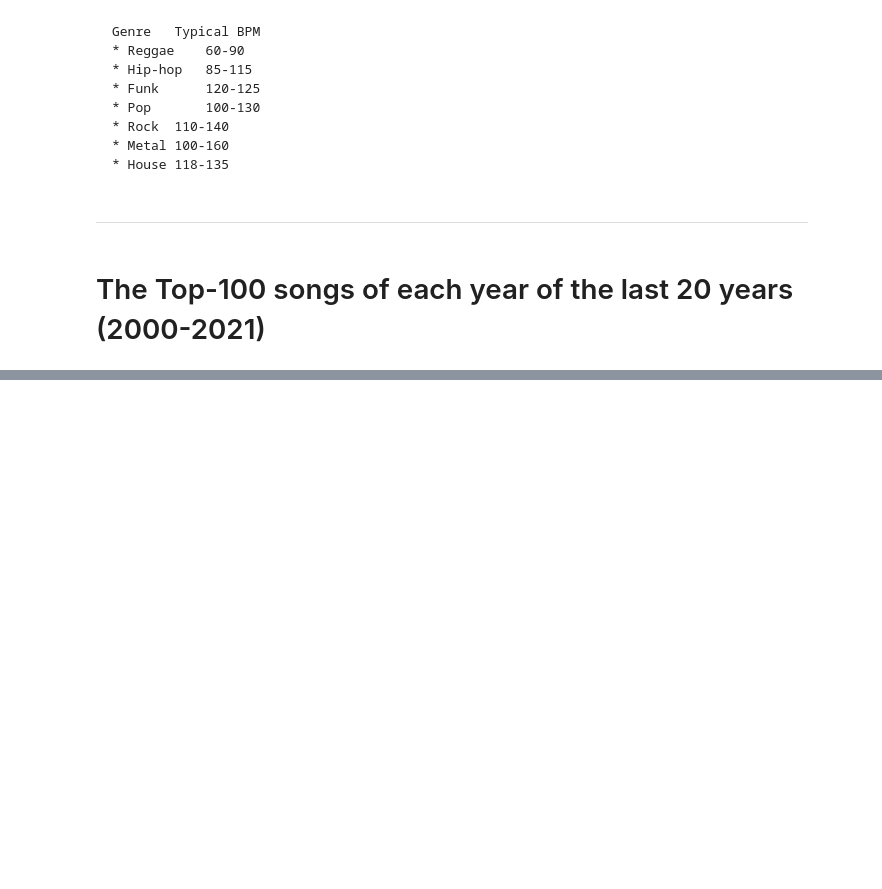
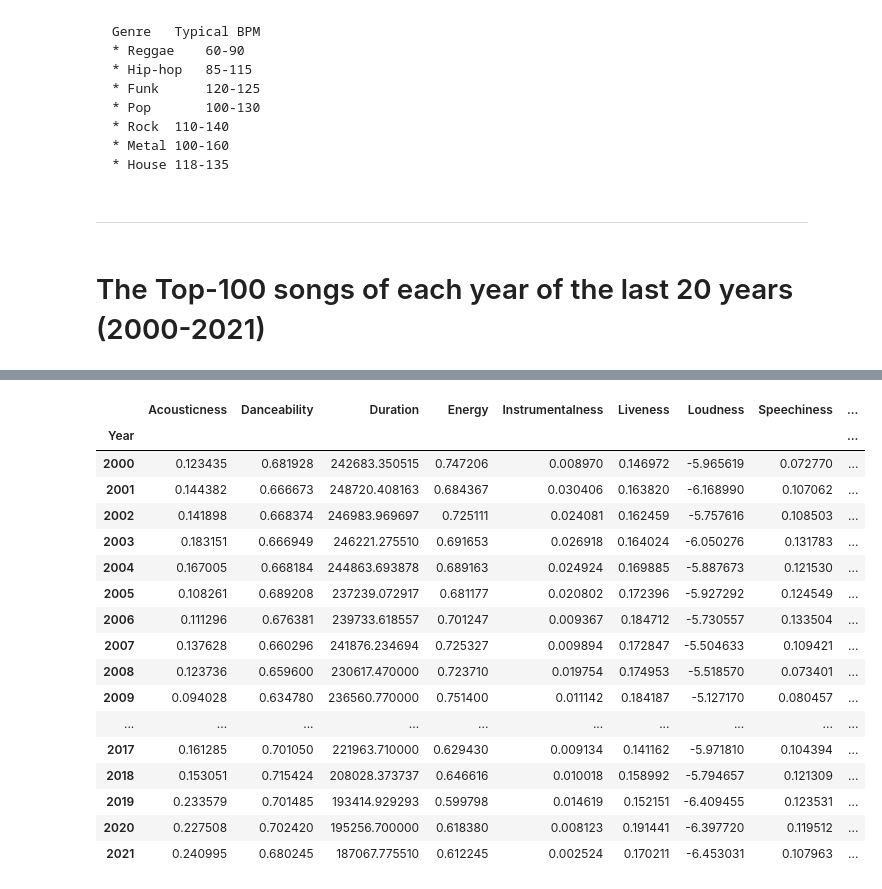
Before and after one commit to dianaagustinaf/spotidata-project, a Jupyter notebook: SpotiData_Analysis.ipynb, the cells around one changed output, grey strips where cells are left out. Cells and saved outputs as stored; diff of their text form; code cells hidden in the pictures; blank space fills up the shorter version.

```diff
--- a/SpotiData_Analysis.ipynb
+++ b/SpotiData_Analysis.ipynb
@@ -624,0 +803,23 @@ plt.savefig("Figures/MostStreamedSongs/Tempo Distribution.png")
+# %%
+#using groupby to get mean
+Mean=AllYears.groupby(["Year"]).mean()[["Acousticness","Danceability","Duration","Energy","Instrumentalness","Liveness","Loudness","Speechiness","Tempo","Valence"]]
+Mean
+# %% [output]
+|  | Acousticness | Danceability | Duration | Energy | Instrumentalness | Liveness | Loudness | Speechiness | ... |
+| Year |  |  |  |  |  |  |  |  | ... |
+| 2000 | 0.123435 | 0.681928 | 242683.350515 | 0.747206 | 0.008970 | 0.146972 | -5.965619 | 0.072770 | ... |
+| 2001 | 0.144382 | 0.666673 | 248720.408163 | 0.684367 | 0.030406 | 0.163820 | -6.168990 | 0.107062 | ... |
+| 2002 | 0.141898 | 0.668374 | 246983.969697 | 0.725111 | 0.024081 | 0.162459 | -5.757616 | 0.108503 | ... |
+| 2003 | 0.183151 | 0.666949 | 246221.275510 | 0.691653 | 0.026918 | 0.164024 | -6.050276 | 0.131783 | ... |
+| 2004 | 0.167005 | 0.668184 | 244863.693878 | 0.689163 | 0.024924 | 0.169885 | -5.887673 | 0.121530 | ... |
+| 2005 | 0.108261 | 0.689208 | 237239.072917 | 0.681177 | 0.020802 | 0.172396 | -5.927292 | 0.124549 | ... |
+| 2006 | 0.111296 | 0.676381 | 239733.618557 | 0.701247 | 0.009367 | 0.184712 | -5.730557 | 0.133504 | ... |
+| 2007 | 0.137628 | 0.660296 | 241876.234694 | 0.725327 | 0.009894 | 0.172847 | -5.504633 | 0.109421 | ... |
+| 2008 | 0.123736 | 0.659600 | 230617.470000 | 0.723710 | 0.019754 | 0.174953 | -5.518570 | 0.073401 | ... |
+| 2009 | 0.094028 | 0.634780 | 236560.770000 | 0.751400 | 0.011142 | 0.184187 | -5.127170 | 0.080457 | ... |
+| ... | ... | ... | ... | ... | ... | ... | ... | ... | ... |
+| 2017 | 0.161285 | 0.701050 | 221963.710000 | 0.629430 | 0.009134 | 0.141162 | -5.971810 | 0.104394 | ... |
+| 2018 | 0.153051 | 0.715424 | 208028.373737 | 0.646616 | 0.010018 | 0.158992 | -5.794657 | 0.121309 | ... |
+| 2019 | 0.233579 | 0.701485 | 193414.929293 | 0.599798 | 0.014619 | 0.152151 | -6.409455 | 0.123531 | ... |
+| 2020 | 0.227508 | 0.702420 | 195256.700000 | 0.618380 | 0.008123 | 0.191441 | -6.397720 | 0.119512 | ... |
+| 2021 | 0.240995 | 0.680245 | 187067.775510 | 0.612245 | 0.002524 | 0.170211 | -6.453031 | 0.107963 | ... |
```
Also changed, not shown: parts of 35 cells of this notebook, 47 other files.
